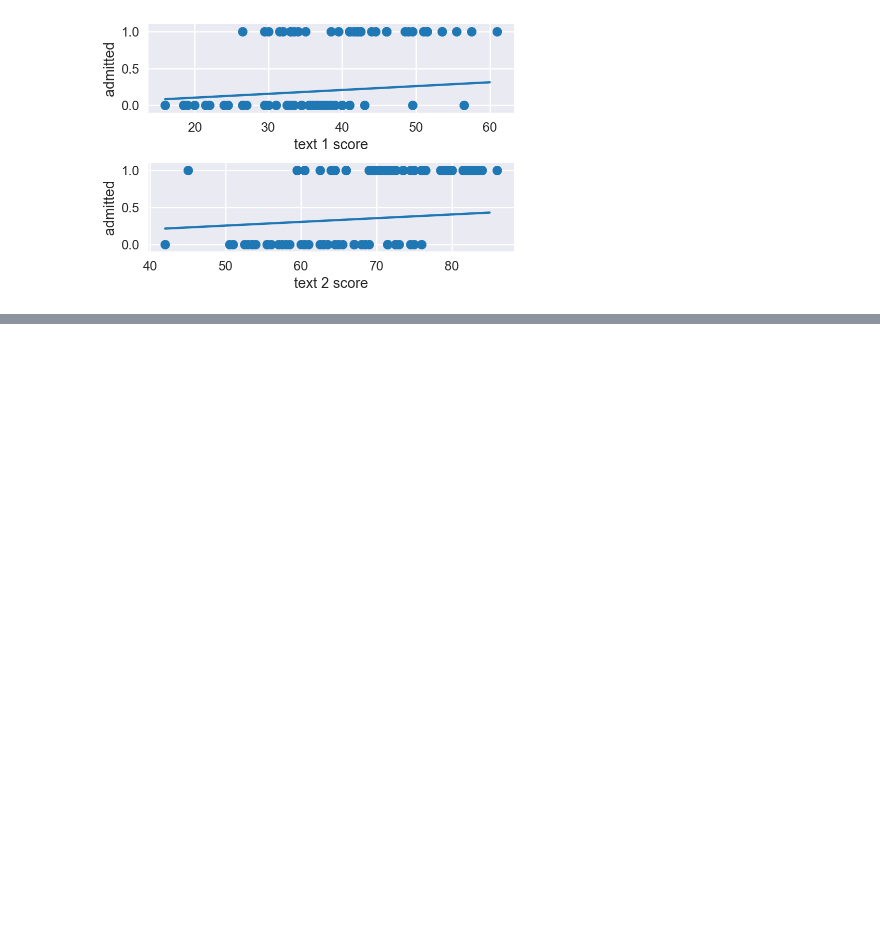
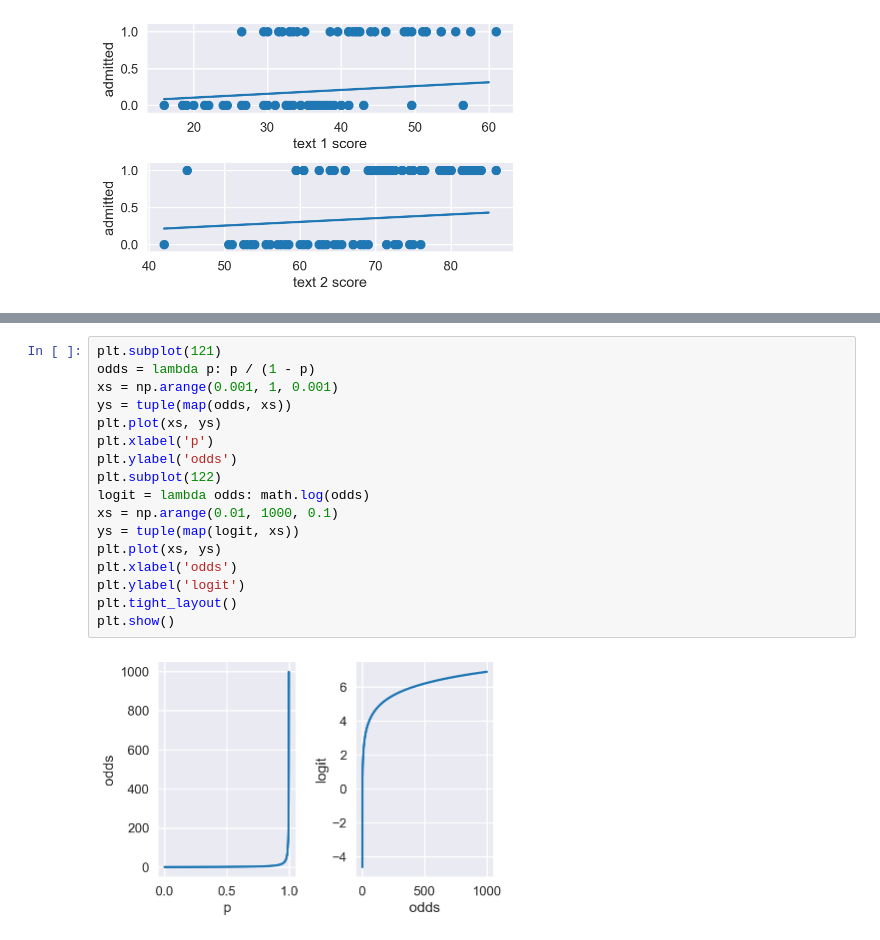
Before and after one commit to sameerank/data-science-interview-prep, a Jupyter notebook: ml/logistic regression.ipynb, the cells around one changed output, grey strips where cells are left out. Saved outputs shown, nothing was run; the diff lists cells and outputs as text; blank space fills up the shorter version.

```diff
--- a/ml/logistic regression.ipynb
+++ b/ml/logistic regression.ipynb
@@ -107,0 +147,19 @@ There are a few problems with this approach. Here, $y$ does not truly correspond
+# %%
+plt.subplot(121)
+odds = lambda p: p / (1 - p)
+xs = np.arange(0.001, 1, 0.001)
+ys = tuple(map(odds, xs))
+plt.plot(xs, ys)
+plt.xlabel('p')
+plt.ylabel('odds')
+plt.subplot(122)
+logit = lambda odds: math.log(odds)
+xs = np.arange(0.01, 1000, 0.1)
+ys = tuple(map(logit, xs))
+plt.plot(xs, ys)
+plt.xlabel('odds')
+plt.ylabel('logit')
+plt.tight_layout()
+plt.show()
+# %% [output]
+[figure, added]
```
Also changed, not shown: parts of 9 cells of this notebook.
